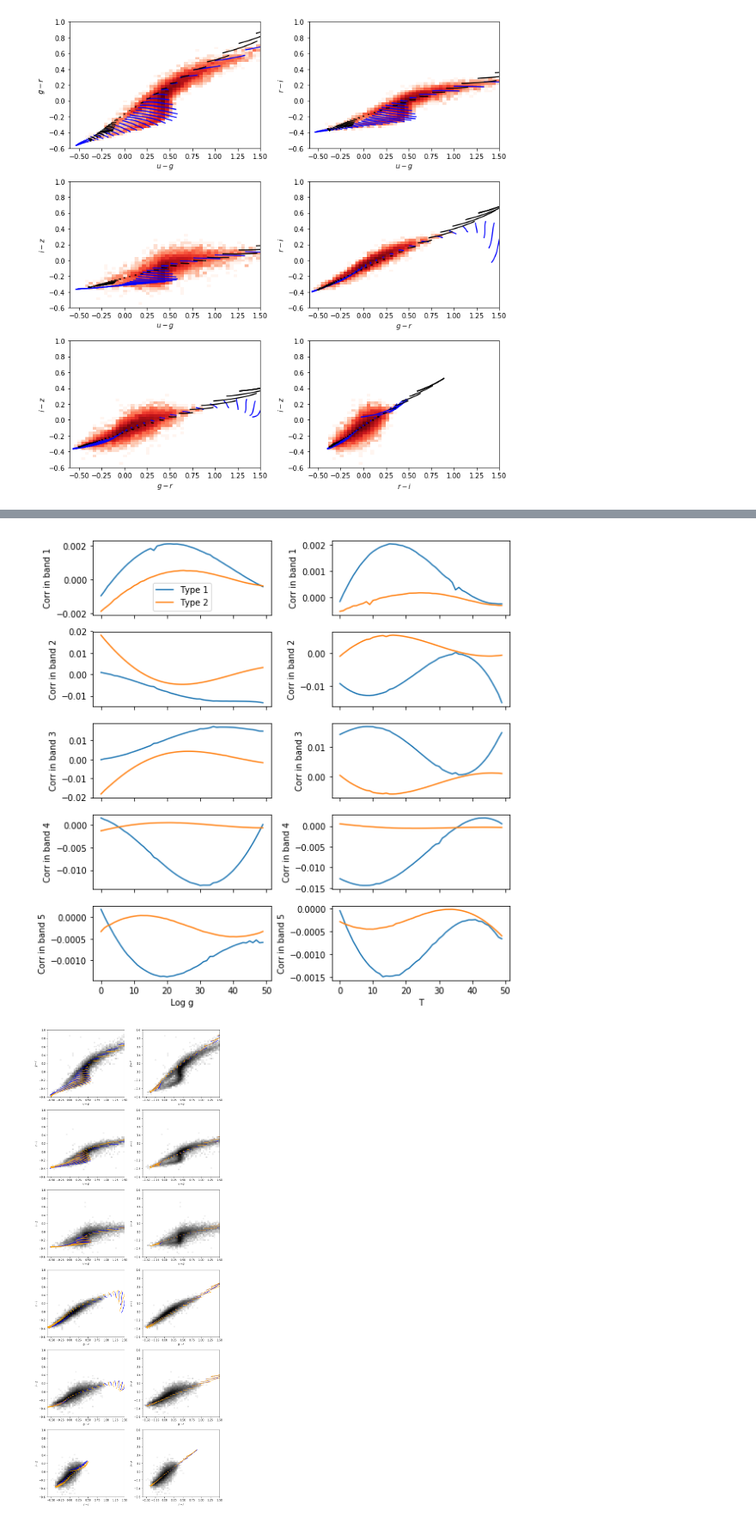
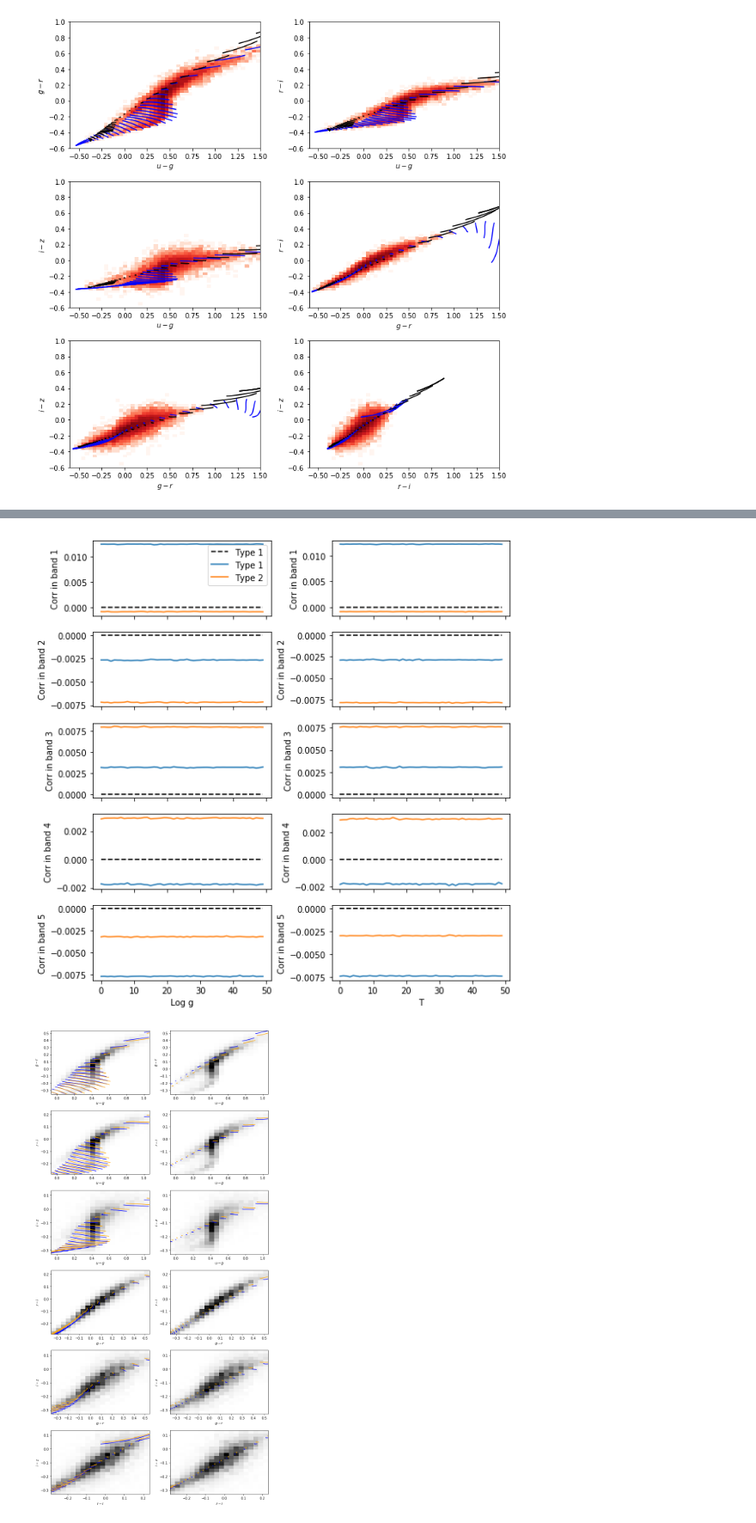
Before and after one commit to ixkael/data-driven-stellar-models, a Jupyter notebook: Stellar grid correction prototype.ipynb, the cells around one changed output, grey strips where cells are left out. Shown: that part at 86% size. Drawn from its saved outputs; the diff is of its cells as text; code cells hidden in the pictures.

Commit message:
Added some plots

```diff
--- a/Stellar grid correction prototype.ipynb
+++ b/Stellar grid correction prototype.ipynb
@@ -22,5 +22,6 @@ obsmags = npzfile['obsmags']
 nobj, num_bands = obsmags.shape
 obsmags_covar_chol = npzfile['obsmags_covar_chol']
 obsmags_covar_logdet = npzfile['obsmags_covar_logdet']
+obsmags_covar = obsmags_covar_chol[:, :, :] * np.swapaxes(obsmags_covar_chol[:, :, :], 1, 2)
 # %%
 nobj
@@ -28,0 +28,25 @@ nobj
+# %%
+bandnames = ['u', 'g', 'r', 'i', 'z']
+from matplotlib.colors import LogNorm
+fig, axs = plt.subplots(3, 2, figsize=(10, 10))
+axs = axs.ravel()
+off = -1
+for i in range(num_bands-1):
+    for j in range(i+1, num_bands-1):
+        off += 1
+        axs[off].set_xlabel('$'+bandnames[i]+'-'+bandnames[i+1]+'$')
+        axs[off].set_ylabel('$'+bandnames[j]+'-'+bandnames[j+1]+'$')
+        s = np.random.choice(nobj, 100, replace=False)
+        axs[off].errorbar(obsmags[s, i] - obsmags[s, i+1], obsmags[s, j] - obsmags[s, j+1],
+                        xerr=np.sqrt(obsmags_covar[s, i, i] + obsmags_covar[s, i+1, i+1]),
+                        yerr=np.sqrt(obsmags_covar[s, j, j] + obsmags_covar[s, j+1, j+1]),
+                          fmt = 'o', ms=0, lw=1, c='r'
+                       )
+        c = ['b', 'k']
+        for t in range(stellarmodel_grid.shape[3]):
+            for g in range(stellarmodel_grid.shape[2]):
+                mod1 = stellarmodel_grid[i, :, g, t] - stellarmodel_grid[i+1, :, g, t]
+                mod2 = stellarmodel_grid[j, :, g, t] - stellarmodel_grid[j+1, :, g, t]
+                axs[off].plot(mod1.ravel(), mod2.ravel(), c=c[t])
+
+fig.tight_layout()
@@ -143,7 +169,7 @@ Logevidences = tf.reduce_logsumexp(Loglikes, axis=(1, 2, 3))
 # Size: scalar!
 MinusLogprob = - tf.reduce_sum(Logevidences, axis=0) - LogGPprior1 - LogGPprior2
 # %%
-num_iterations = 200
+num_iterations = 5000
 learning_rate = 2e-2
 
 Optimizer = tf.train.AdamOptimizer(learning_rate=learning_rate)\
@@ -191,7 +231,10 @@ Iteration 100 : minus log posterior =  -7015.3457
 # %%
+# TODO: add actual log g and T grids!
 # num_bands, gridsize1, numtypes
 fig, axs = plt.subplots(num_bands, 2, figsize=(8, 8), sharex=True)
 for i in range(num_bands):
+    axs[i, 0].plot(range(len(dim1_grid)), np.zeros(len(dim1_grid)), ls='--', c='k', label='Type 1')
+    axs[i, 1].plot(range(len(dim1_grid)), np.zeros(len(dim1_grid)), ls='--', c='k', label='Type 2')
     axs[i, 0].plot(range(len(dim1_grid)), corrections_dim1[i, :, 0], label='Type 1')
     axs[i, 0].plot(range(len(dim1_grid)), corrections_dim1[i, :, 1], label='Type 2')
     axs[i, 1].plot(range(len(dim2_grid)), corrections_dim2[i, :, :])
@@ -202,28 +245,34 @@ axs[-1, 1].set_xlabel('T')
 axs[0, 0].legend()
 fig.tight_layout()
 # %% [output]
-[figure, old version]
+[figure, new version]
 # %%
-fig, axs = plt.subplots(6, 2, figsize=(10, 25))
+fig, axs = plt.subplots(6, 2, figsize=(10, 20))
 #axs = axs.ravel()
 off = -1
+def custom_range(x, factor=2):
+    m = np.mean(x)
+    s = np.std(x)
+    return [m  - factor*s, m + factor * s]
 for i in range(num_bands-1):
     for j in range(i+1, num_bands-1):
         off += 1
-        norm = LogNorm()#None;#
+        norm = None;#LogNorm()#
+        rr = [[-0.6, 1.5], [-0.6, 1]]
         for t in range(stellarmodel_grid.shape[3]):
+            rr = [custom_range(obsmags[:, i] - obsmags[:, i+1]), custom_range(obsmags[:, j] - obsmags[:, j+1])]
             axs[off, t].hist2d(obsmags[:, i] - obsmags[:, i+1], obsmags[:, j] - obsmags[:, j+1],
-                            50, norm=norm, range=[[-0.6, 1.5], [-0.6, 1]], cmap='Greys', zorder=0)
+                            20, norm=norm, range=rr, cmap='Greys', zorder=0)
             axs[off, t].set_xlabel('$'+bandnames[i]+'-'+bandnames[i+1]+'$')
             axs[off, t].set_ylabel('$'+bandnames[j]+'-'+bandnames[j+1]+'$')
             for g in range(stellarmodel_grid.shape[2]):
                 mod1 = stellarmodel_grid[i, :, g, t] - stellarmodel_grid[i+1, :, g, t]
                 mod2 = stellarmodel_grid[j, :, g, t] - stellarmodel_grid[j+1, :, g, t]
                 axs[off, t].plot(mod1.ravel(), mod2.ravel(), c='blue', zorder=1)
                 mod1 = corrected_stellarmodel_grid[i, :, g, t] - corrected_stellarmodel_grid[i+1, :, g, t]
                 mod2 = corrected_stellarmodel_grid[j, :, g, t] - corrected_stellarmodel_grid[j+1, :, g, t]
                 axs[off, t].plot(mod1.ravel(), mod2.ravel(), c='orange', zorder=2)
 
 fig.tight_layout()
 # %% [output]
-[figure, old version]
+[figure, new version]
```
Also changed, not shown: parts of 3 cells of this notebook.
